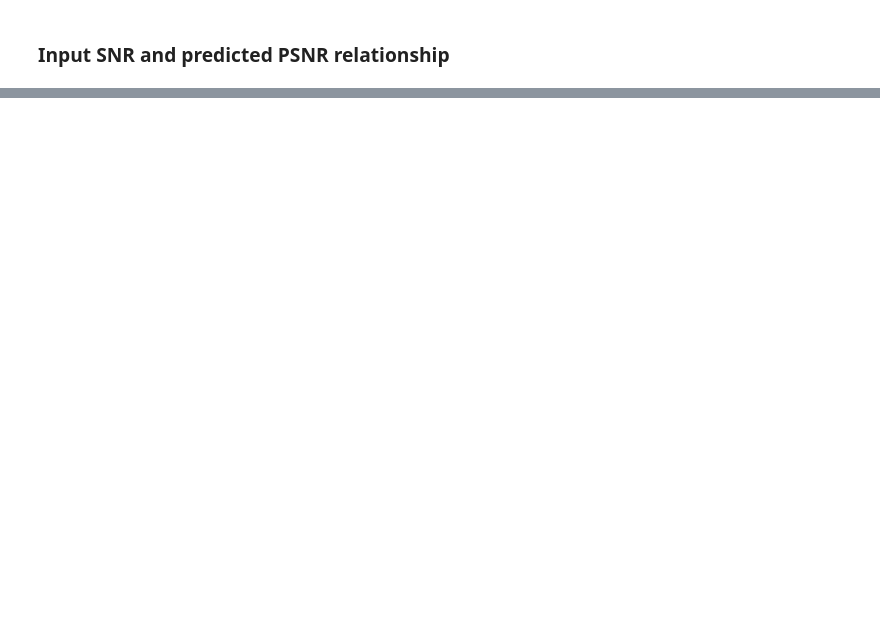
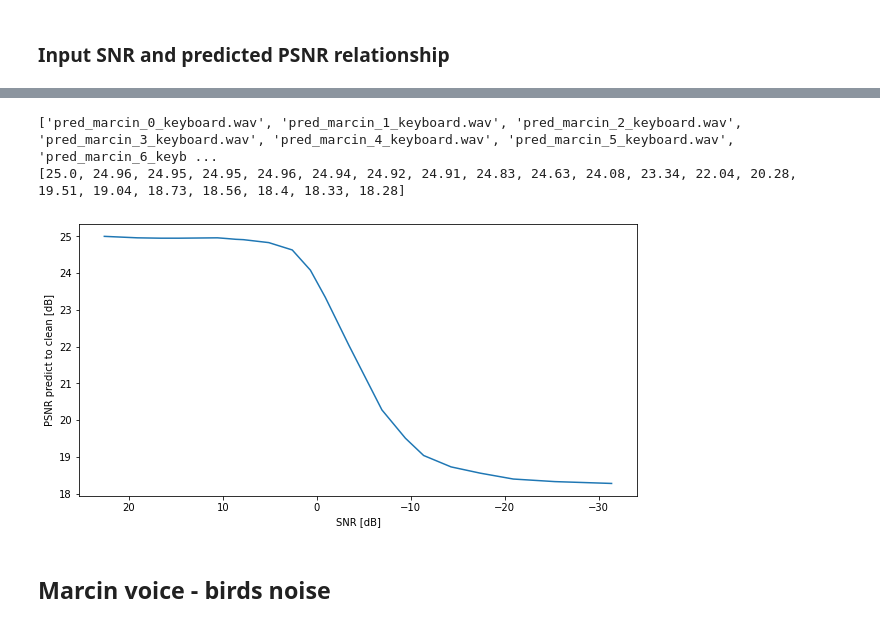
Before and after one commit to karlosos/noise_reduction, a Jupyter notebook: notebooks/psnr_to_snr_experiment.ipynb, the cells around one changed output, grey strips where cells are left out. Saved outputs shown, nothing was run; the diff lists cells and outputs as text; code cells hidden in the pictures; blank space fills up the shorter version.

```diff
--- a/notebooks/psnr_to_snr_experiment.ipynb
+++ b/notebooks/psnr_to_snr_experiment.ipynb
@@ -193,0 +122,8 @@ print(p2)
+# %%
+calculate_psnrs()
+# %% [output]
+['pred_marcin_0_keyboard.wav', 'pred_marcin_1_keyboard.wav', 'pred_marcin_2_keyboard.wav', 'pred_marcin_3_keyboard.wav', 'pred_marcin_4_keyboard.wav', 'pred_marcin_5_keyboard.wav', 'pred_marcin_6_keyb ...
+[25.0, 24.96, 24.95, 24.95, 24.96, 24.94, 24.92, 24.91, 24.83, 24.63, 24.08, 23.34, 22.04, 20.28, 19.51, 19.04, 18.73, 18.56, 18.4, 18.33, 18.28]
+[figure, added]
+# %% [markdown]
+## Marcin voice - birds noise
```
Also changed, not shown: parts of 22 cells of this notebook, 2 other files.
